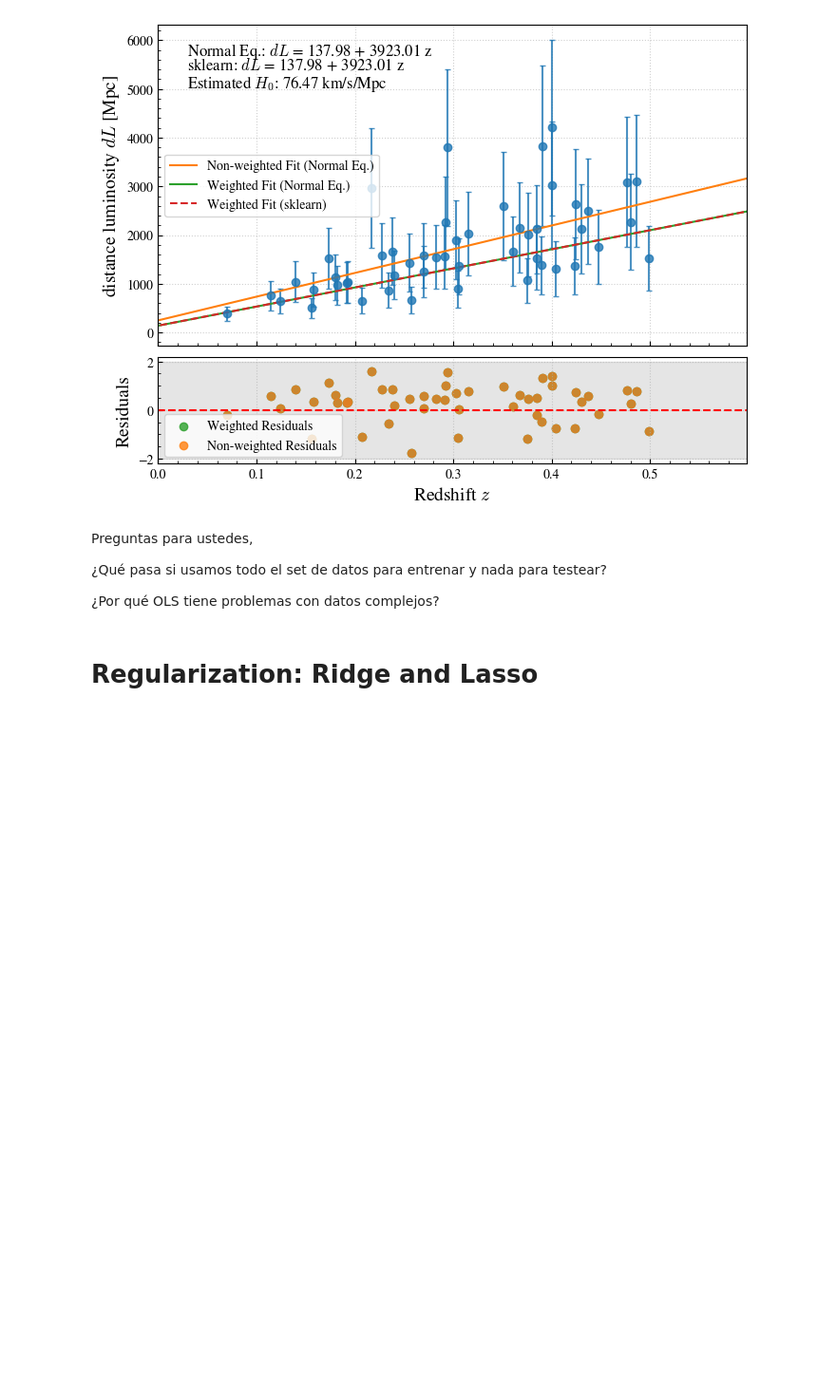
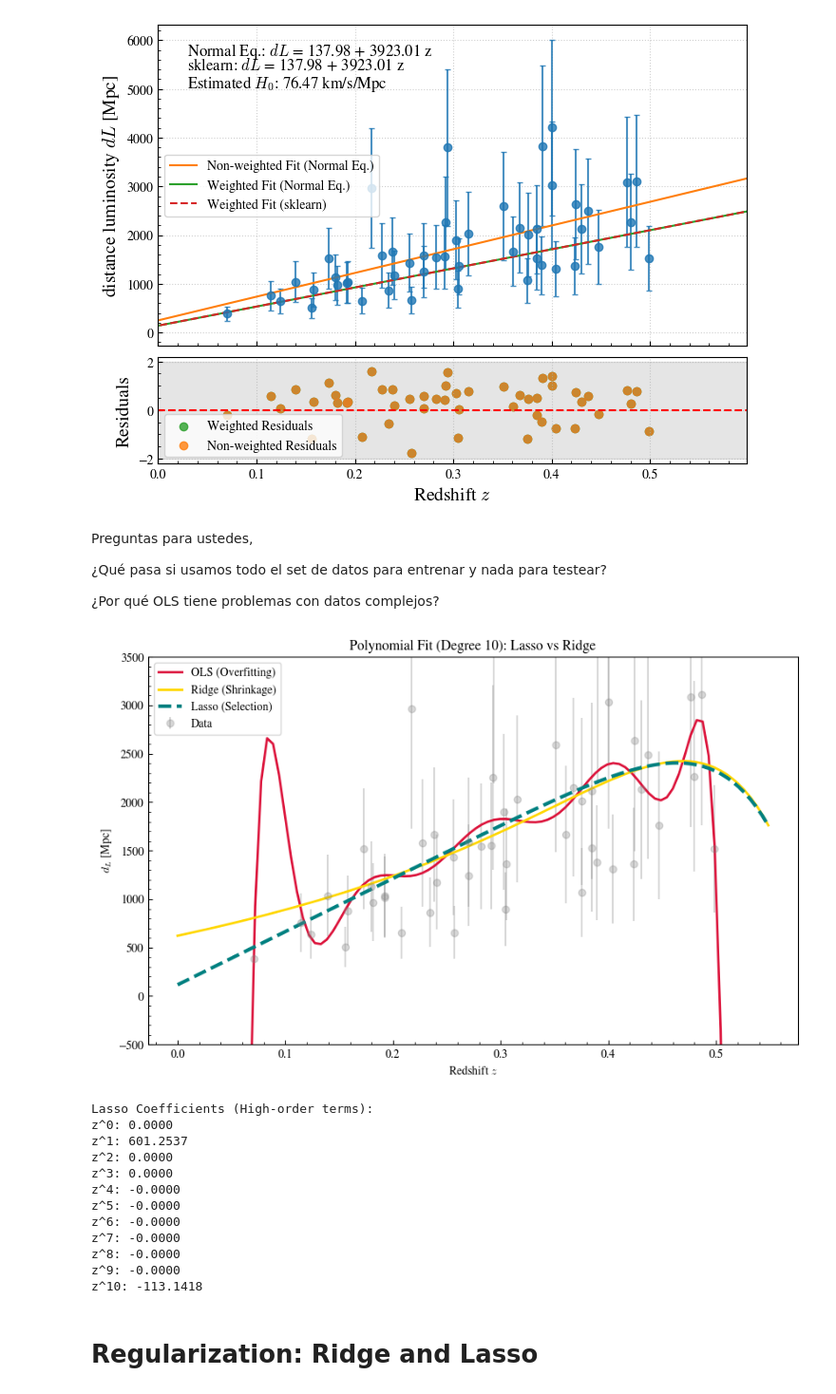
Before and after one commit to jurados/AS4501_Astroinformatic, a Jupyter notebook: Auxiliar/AUX1_LinearRegression.ipynb, the cells around one changed output. Shown at 95% size. Drawn from its saved outputs; the diff is of its cells as text; code cells hidden in the pictures; blank space fills up the shorter version.

```diff
--- a/Auxiliar/AUX1_LinearRegression.ipynb
+++ b/Auxiliar/AUX1_LinearRegression.ipynb
@@ -379,6 +379,61 @@ Preguntas para ustedes,
 ¿Qué pasa si usamos todo el set de datos para entrenar y nada para testear?
 
 ¿Por qué OLS tiene problemas con datos complejos?
+# %%
+from sklearn.linear_model import Lasso, Ridge
+from sklearn.preprocessing import PolynomialFeatures, StandardScaler
+from sklearn.pipeline import make_pipeline
+
+# 1. Increase complexity: 10th-degree polynomial
+degree = 10
+z_plot = np.linspace(0, z_sample.max() + 0.05, 100).reshape(-1, 1)
+
+# 2. Define models
+# We use a Pipeline because Scaling is MANDATORY for regularization
+ols_poly = make_pipeline(PolynomialFeatures(degree), LinearRegression())
+ridge_poly = make_pipeline(PolynomialFeatures(degree), StandardScaler(), Ridge(alpha=10))
+lasso_poly = make_pipeline(PolynomialFeatures(degree), StandardScaler(), Lasso(alpha=10))
+
+# 3. Fit
+ols_poly.fit(X, y)
+ridge_poly.fit(X, y)
+lasso_poly.fit(X, y)
+
+# 4. Visualization
+plt.figure(figsize=(10, 6))
+plt.errorbar(z_sample, dL_sample, yerr=ddL_sample, fmt='o', alpha=0.3, label='Data', color='gray')
+
+plt.plot(z_plot, ols_poly.predict(z_plot), label='OLS (Overfitting)', color='crimson', lw=2)
+plt.plot(z_plot, ridge_poly.predict(z_plot), label='Ridge (Shrinkage)', color='gold', lw=2)
+plt.plot(z_plot, lasso_poly.predict(z_plot), label='Lasso (Selection)', color='teal', lw=3, linestyle='--')
+
+plt.ylim(-500, 3500)
+plt.xlabel('Redshift $z$')
+plt.ylabel('$d_L$ [Mpc]')
+plt.title(f'Polynomial Fit (Degree {degree}): Lasso vs Ridge')
+plt.legend()
+plt.show()
+
+# 5. PROOF: Print the coefficients
+print("Lasso Coefficients (High-order terms):")
+# The first coefficient is the intercept, the rest are z^1, z^2...
+lasso_coefs = lasso_poly.named_steps['lasso'].coef_
+for i, coef in enumerate(lasso_coefs):
+    print(f"z^{i}: {coef:.4f}")
+# %% [output]
+[figure, added]
+Lasso Coefficients (High-order terms):
+z^0: 0.0000
+z^1: 601.2537
+z^2: 0.0000
+z^3: 0.0000
+z^4: -0.0000
+z^5: -0.0000
+z^6: -0.0000
+z^7: -0.0000
+z^8: -0.0000
+z^9: -0.0000
+z^10: -113.1418
 # %% [markdown]
 # Regularization: Ridge and Lasso
 # %% [markdown]
```
